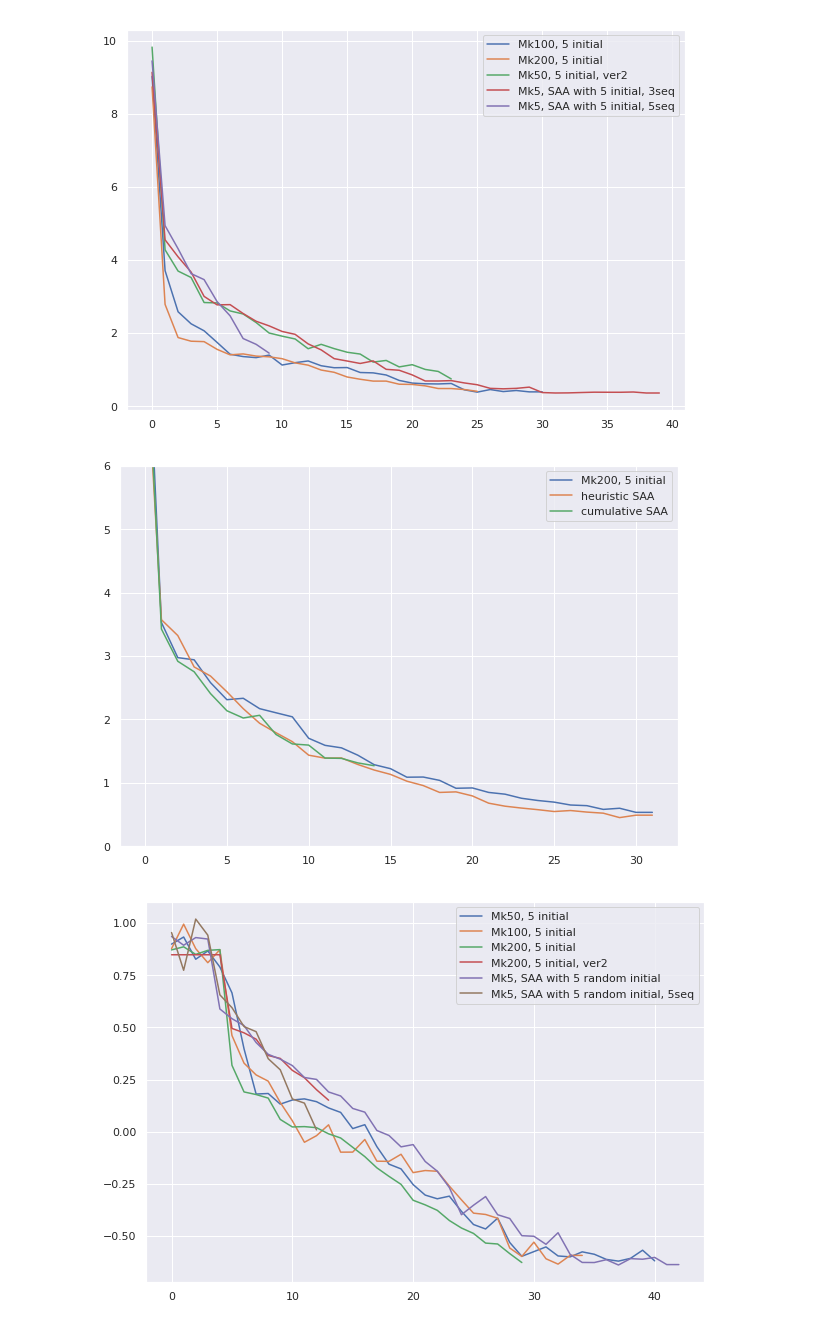
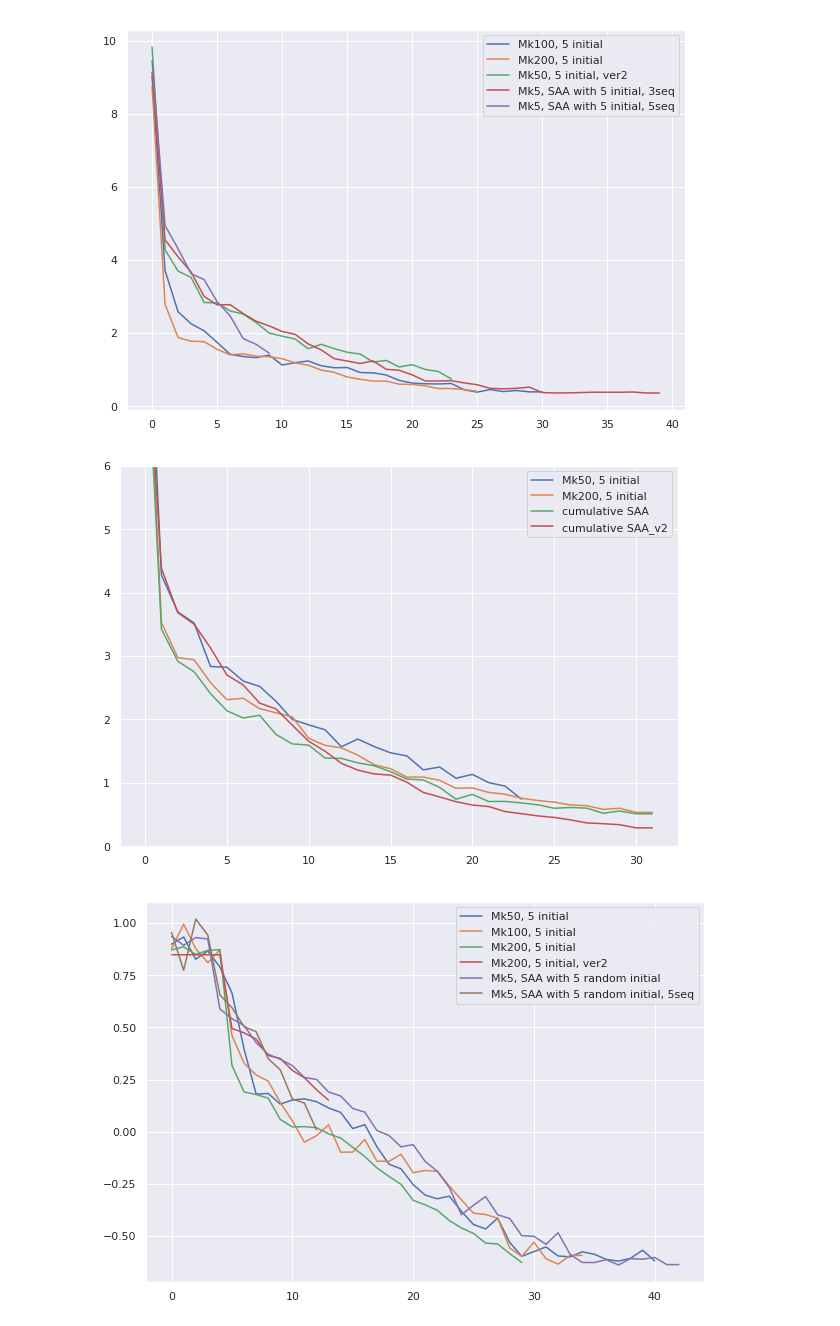
Before and after one commit to kkh8676/opt_functions, a Jupyter notebook: levy_Mk_Mj_SAA.ipynb, the cells around one changed output. Drawn from its saved outputs; the diff is of its cells as text; code cells hidden in the pictures.

```diff
--- a/levy_Mk_Mj_SAA.ipynb
+++ b/levy_Mk_Mj_SAA.ipynb
@@ -45,6 +45,7 @@ jobs_saa_N5_seq5 = []
 jobs_saa_origin_exp = []
 
 jobs_saa_cumulative_exp = []
+jobs_saa_cumulative_exp_2 = []
 
 
 recomm_initial5_Mk200_Mj1_exp = []
@@ -71,6 +72,7 @@ recomm_saa_N5_seq5 = []
 recomm_saa_origin_exp = []
 
 recomm_saa_cumulative_exp = []
+recomm_saa_cumulative_exp_2 = []
 
 for i in range(100):
     jobs_initial5_Mk200_Mj1_exp.append(mongo_db["levy_initial-%d.jobs"%i])
@@ -92,6 +94,7 @@ for i in range(100):
     if "levy_saa_N5_seq5-%d.jobs"%i in collection_list: jobs_saa_N5_seq5.append(mongo_db["levy_saa_N5_seq5-%d.jobs"%i])
     if "levy_saa_origin-%d.jobs"%i in collection_list: jobs_saa_origin_exp.append(mongo_db["levy_saa_origin-%d.jobs"%i])
     if "levy_cumulative_saa_test-%d.jobs"%i in collection_list: jobs_saa_cumulative_exp.append(mongo_db["levy_cumulative_saa_test-%d.jobs"%i])
+    if "levy_cumulative_saa_test_2-%d.jobs"%i in collection_list: jobs_saa_cumulative_exp_2.append(mongo_db["levy_cumulative_saa_test_2-%d.jobs"%i])
 
     recomm_initial5_Mk200_Mj1_exp.append(mongo_db["levy_initial-%d.recommendations"%i])
     recomm_Mk10_Mj1_exp.append(mongo_db["levy_4-%d.recommendations"%i])
@@ -112,6 +115,7 @@ for i in range(100):
     if "levy_saa_N5_seq5-%d.recommendations"%i in collection_list: recomm_saa_N5_seq5.append(mongo_db["levy_saa_N5_seq5-%d.recommendations"%i])
     if "levy_saa_origin-%d.recommendations"%i in collection_list: recomm_saa_origin_exp.append(mongo_db["levy_saa_origin-%d.recommendations"%i])
     if "levy_cumulative_saa_test-%d.recommendations"%i in collection_list: recomm_saa_cumulative_exp.append(mongo_db["levy_cumulative_saa_test-%d.recommendations"%i])
+    if "levy_cumulative_saa_test_2-%d.recommendations"%i in collection_list: recomm_saa_cumulative_exp_2.append(mongo_db["levy_cumulative_saa_test_2-%d.recommendations"%i])
 # %% [markdown]
 ### get_objective method gets the predicted optimal value in GP model
 # %%
@@ -165,6 +170,7 @@ locs_saa_N5_seq5_exp = functions.get_recomm_loc(recomm_saa_N5_seq5)
 locs_saa_origin_exp = functions.get_recomm_loc(recomm_saa_origin_exp)
 
 locs_saa_cumulative_exp = functions.get_recomm_loc(recomm_saa_cumulative_exp)
+locs_saa_cumulative_exp_2 = functions.get_recomm_loc(recomm_saa_cumulative_exp_2)
 # %%
 minimum = 35
 for exp in locs_saa_origin_exp:
@@ -286,6 +292,7 @@ sugg_obj_saa_N5_seq5_exp = get_sugg_obj_exp(locs_saa_N5_seq5_exp)
 sugg_obj_saa_origin_exp = get_sugg_obj_exp(locs_saa_origin_exp)
 
 sugg_obj_saa_cumulative_exp = get_sugg_obj_exp(locs_saa_cumulative_exp)
+sugg_obj_saa_cumulative_exp_2 = get_sugg_obj_exp(locs_saa_cumulative_exp_2)
 # %% [markdown]
 #### averaging values of each experiments
 # %%
@@ -313,6 +320,7 @@ avg_sugg_obj_saa_N5_seq5 = np.average(sugg_obj_saa_N5_seq5_exp, axis=0)
 avg_sugg_obj_saa_origin = np.average(sugg_obj_saa_origin_exp, axis=0)
 
 avg_sugg_obj_saa_cumulative = np.average(sugg_obj_saa_cumulative_exp, axis=0)
+avg_sugg_obj_saa_cumulative_2 = np.average(sugg_obj_saa_cumulative_exp_2, axis=0)
 # %% [markdown]
 ### Getting IR values for look optimization performances
 # %%
@@ -416,16 +427,17 @@ plt.show()
 # %%
 plt.figure(figsize=(10,7))
 #plt.plot(avg_sugg_obj_initial5_Mk10_Mj1_v2[3:], label="Mk10, 5 initial")
-#plt.plot(avg_sugg_obj_initial5_Mk50_Mj1_v2[3:], label="Mk50, 5 initial")
+plt.plot(avg_sugg_obj_initial5_Mk50_Mj1_v2[3:], label="Mk50, 5 initial")
 plt.plot(avg_sugg_obj_initial5_Mk200_Mj1_v3[3:], label="Mk200, 5 initial")
-plt.plot(avg_sugg_obj_saa_N5_seq5[3:],label="heuristic SAA")
+#plt.plot(avg_sugg_obj_saa_N5_seq5[3:],label="heuristic SAA")
 #plt.plot(avg_sugg_obj_saa_origin[3:], label="original SAA")
 plt.plot(avg_sugg_obj_saa_cumulative[3:], label="cumulative SAA")
+plt.plot(avg_sugg_obj_saa_cumulative_2[3:], label="cumulative SAA_v2")
 plt.ylim(ymin=0, ymax=6)
 plt.legend()
 plt.show()
 # %% [output]
-[figure, old version]
+[figure, new version]
 # %%
 plt.figure(figsize=(10,7))
 #plt.plot(irs_Mk200_Mj_avg, label='Mk200, Mj1, No initial')
```
Also changed, not shown: parts of 6 cells of this notebook, 1 other file.
